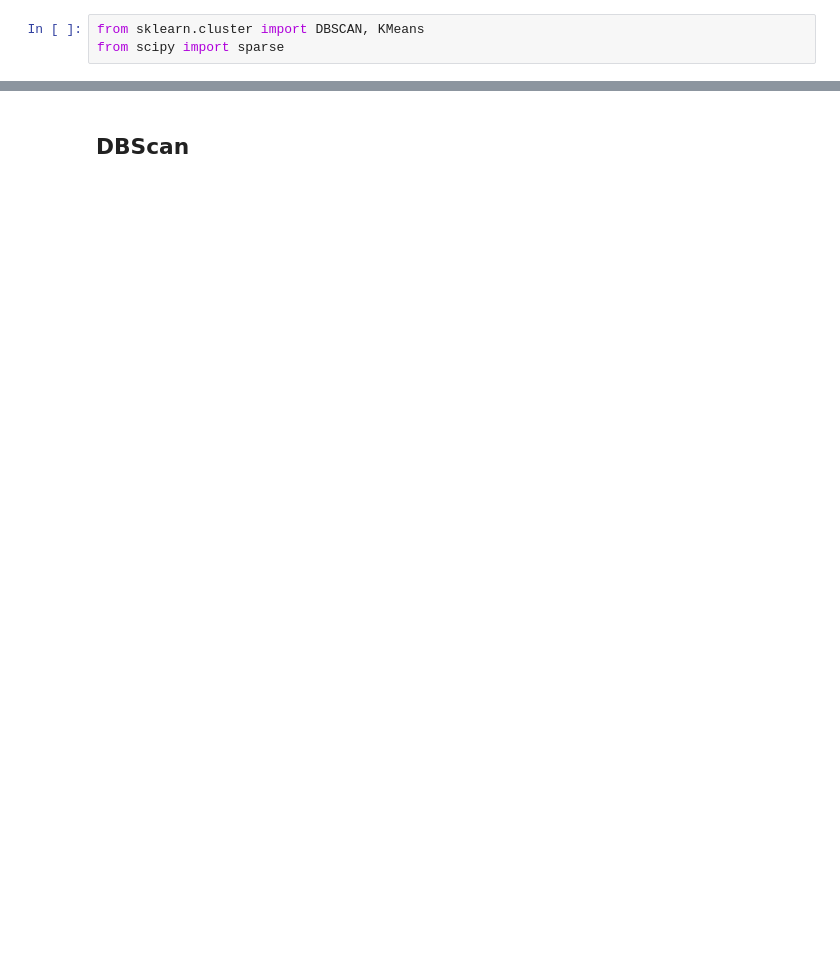
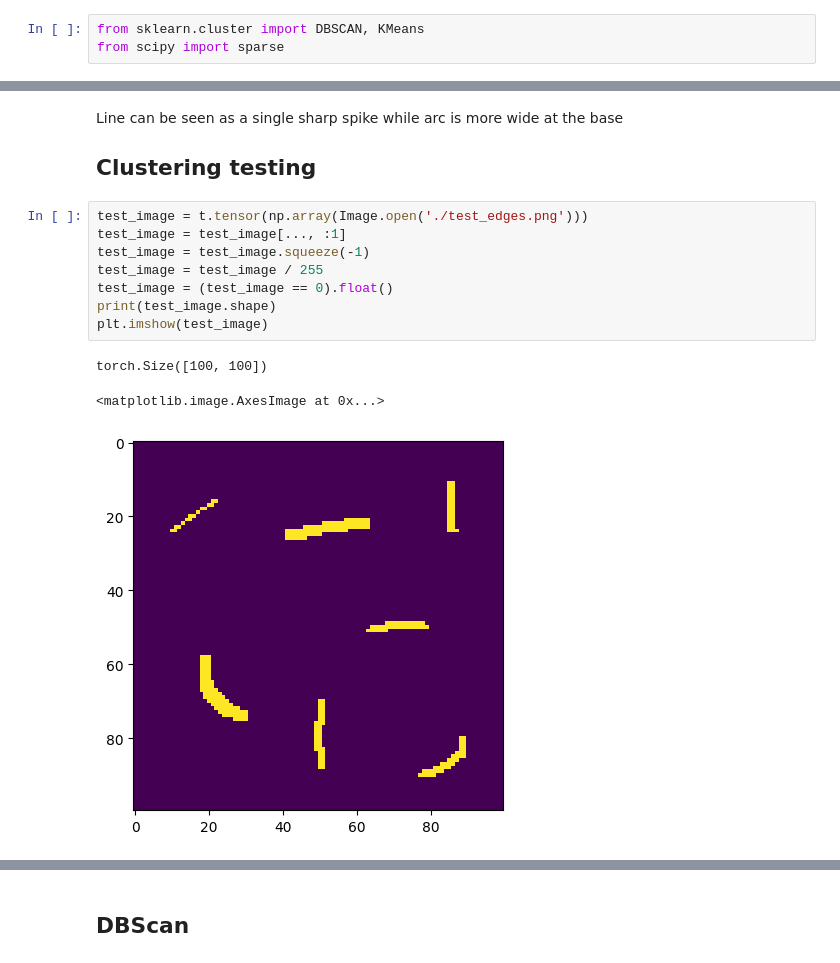
Before and after one commit to sokmontrey/graph-conv, a Jupyter notebook: main.ipynb, the cells around one changed output, grey strips where cells are left out. Cells and saved outputs as stored; diff of their text form; blank space fills up the shorter version.

```diff
--- a/main.ipynb
+++ b/main.ipynb
@@ -124,0 +126,16 @@ kmeanCluster(test_image)
+# %% [markdown]
+Line can be seen as a single sharp spike while arc is more wide at the base
+
+## Clustering testing
+# %%
+test_image = t.tensor(np.array(Image.open('./test_edges.png')))
+test_image = test_image[..., :1]
+test_image = test_image.squeeze(-1)
+test_image = test_image / 255
+test_image = (test_image == 0).float()
+print(test_image.shape)
+plt.imshow(test_image)
+# %% [output]
+torch.Size([100, 100])
+<matplotlib.image.AxesImage at 0x...>
+[figure, added]
```
Also changed, not shown: parts of 11 cells of this notebook, 1 other file.
